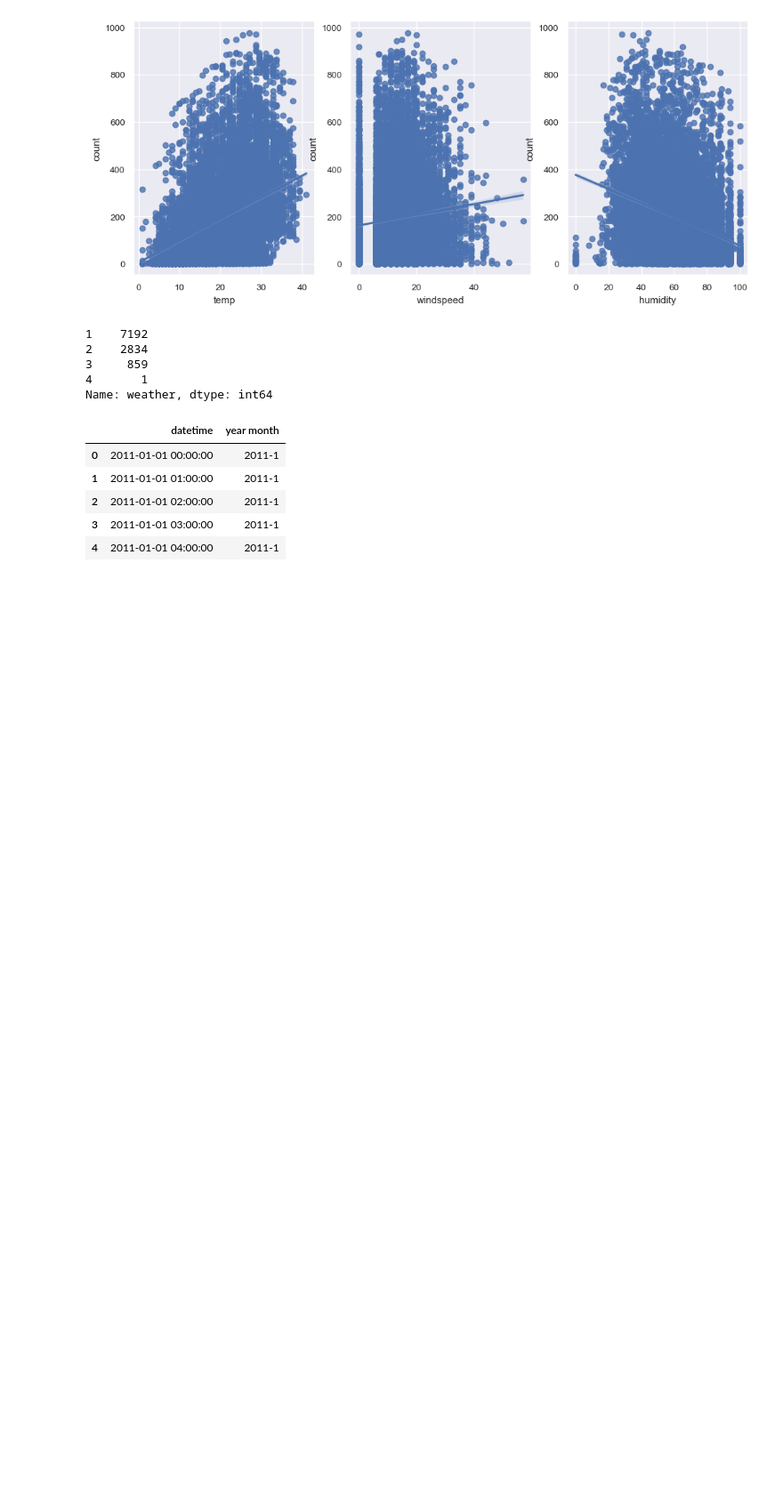
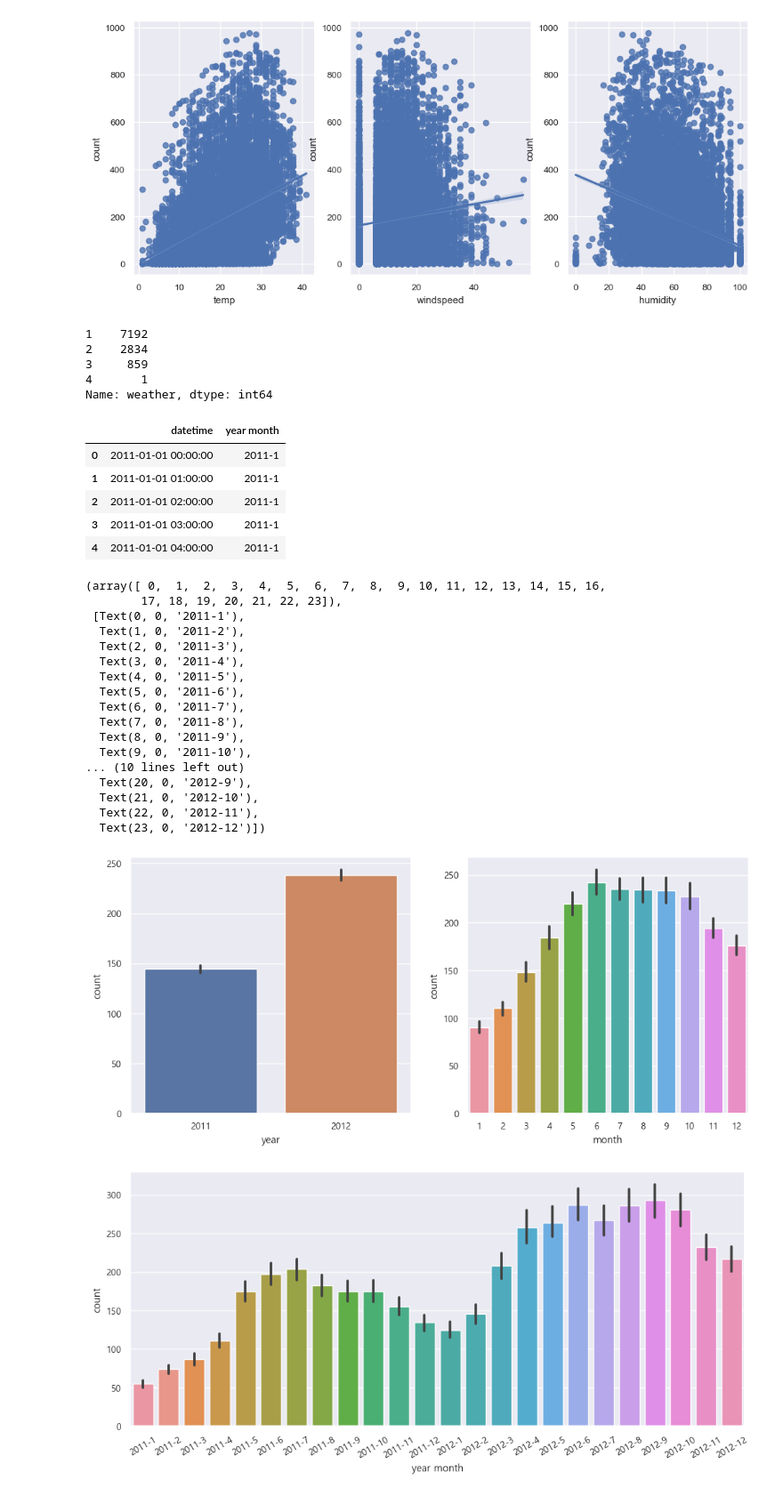
Before and after one commit to byulrim/KaggleExercise, a Jupyter notebook: bike_sharing_demand-EDA.ipynb, the cells around one changed output. Shown at 89% size. Drawn from its saved outputs; the diff is of its cells as text; code cells hidden in the pictures; blank space fills up the shorter version.

```diff
--- a/bike_sharing_demand-EDA.ipynb
+++ b/bike_sharing_demand-EDA.ipynb
@@ -7,8 +7,8 @@ from scipy import stats
 import matplotlib as mpl
 from glob import glob
 # %%
-#plt.rc("font", family="Malgun Gothic")
-plt.rc("font", family="D2Coding")
+plt.rc("font", family="Malgun Gothic")
+# plt.rc("font", family="D2Coding")
 plt.rc("axes", unicode_minus=False)
 # %%
 file_list = glob("./data/bike/*")
@@ -301,3 +301,44 @@ train[["datetime", "year month"]].head()
 | 2 | 2011-01-01 02:00:00 | 2011-1 |
 | 3 | 2011-01-01 03:00:00 | 2011-1 |
 | 4 | 2011-01-01 04:00:00 | 2011-1 |
+# %%
+fig, (ax1, ax2) = plt.subplots(1, 2)
+fig.set_size_inches(12, 5)
+
+sns.barplot(train,
+            x="year",
+            y="count",
+            ax=ax1)
+sns.barplot(train,
+            x="month",
+            y="count",
+            ax=ax2)
+
+fig, ax3 = plt.subplots(1, 1)
+fig.set_size_inches(12, 5)
+
+sns.barplot(train,
+            x="year month",
+            y="count",
+            ax=ax3)
+plt.xticks(rotation=30)
+# %% [output]
+(array([ 0,  1,  2,  3,  4,  5,  6,  7,  8,  9, 10, 11, 12, 13, 14, 15, 16,
+        17, 18, 19, 20, 21, 22, 23]),
+ [Text(0, 0, '2011-1'),
+  Text(1, 0, '2011-2'),
+  Text(2, 0, '2011-3'),
+  Text(3, 0, '2011-4'),
+  Text(4, 0, '2011-5'),
+  Text(5, 0, '2011-6'),
+  Text(6, 0, '2011-7'),
+  Text(7, 0, '2011-8'),
+  Text(8, 0, '2011-9'),
+  Text(9, 0, '2011-10'),
+... (10 lines left out)
+  Text(20, 0, '2012-9'),
+  Text(21, 0, '2012-10'),
+  Text(22, 0, '2012-11'),
+  Text(23, 0, '2012-12')])
+[figure, added]
+[figure, added]
```
Also changed, not shown: parts of 2 cells of this notebook.
